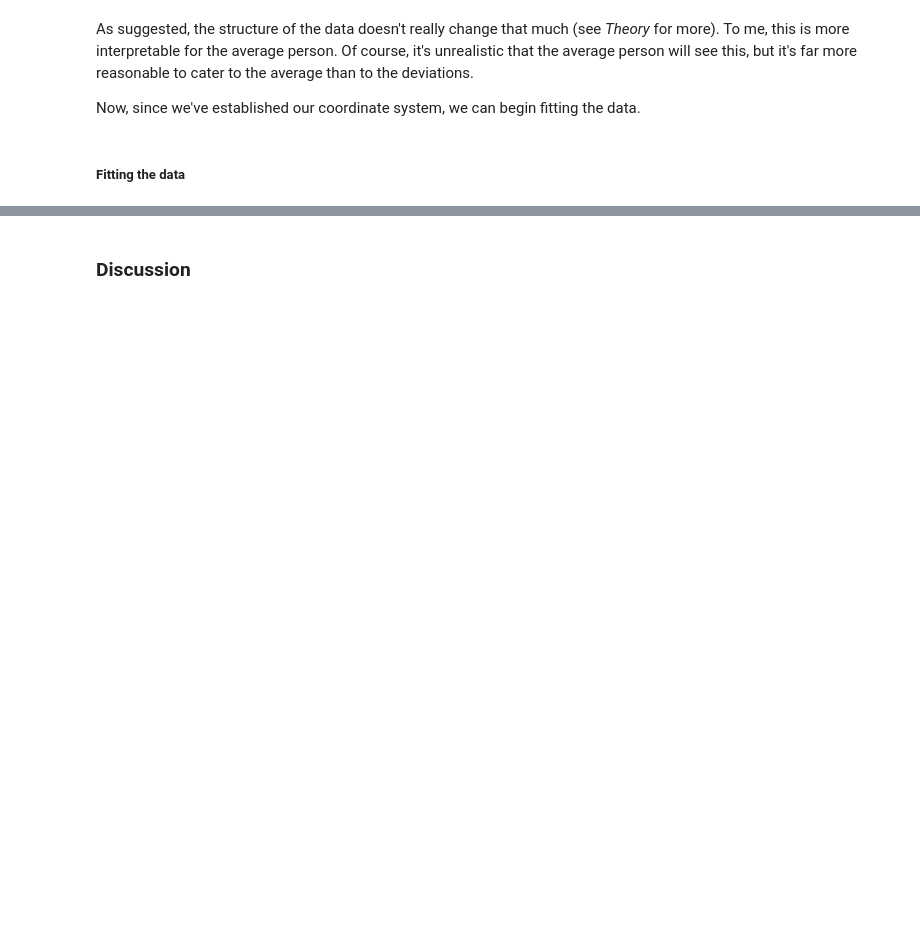
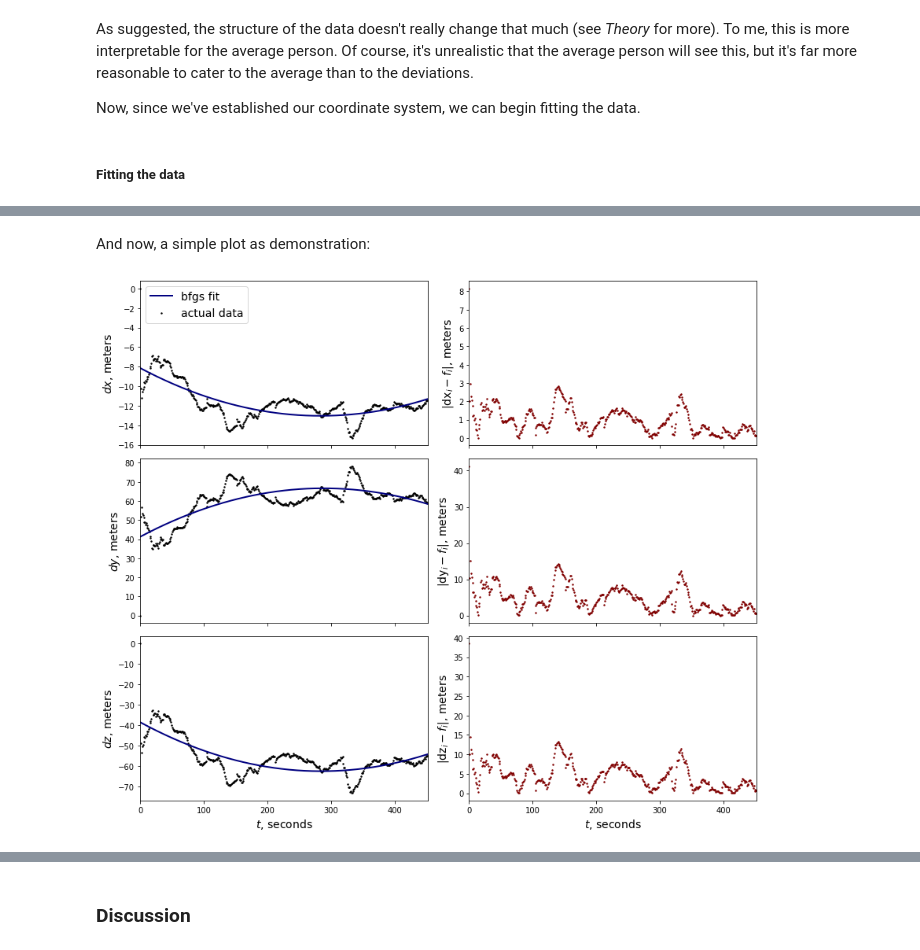
Before and after one commit to ubsuny/data-analysis-final20, a Jupyter notebook: GPS/GPS.ipynb, the cells around one changed output, grey strips where cells are left out. Cells and saved outputs as stored; diff of their text form; code cells hidden in the pictures; blank space fills up the shorter version.

```diff
--- a/GPS/GPS.ipynb
+++ b/GPS/GPS.ipynb
@@ -233,0 +297,20 @@ Now, since we've established our coordinate system, we can begin fitting the dat
+# %%
+# By putting it in an array, we don't have to repeat code.
+ds_array = [dx, dy, dz]
+
+# Recall that position_dictionary came from the beginning and
+# stores the std's alongside the geographical coordinates.
+std_array = [position_dictionary['x & y std'],
+             position_dictionary['x & y std'],
+             position_dictionary['z std']]
+
+# 3 coefficients, 3 dimensions.
+coefficients = np.zeros((3, 3))
+
+for idx, ds in enumerate(ds_array):
+
+    std_ds = std_array[idx]
+
+    quadratic_coefficients, _ = bfgs_minimize()
+
+    coefficients[idx] = quadratic_coefficients
@@ -233,0 +333,37 @@ Now, since we've established our coordinate system, we can begin fitting the dat
+# %% [markdown]
+And now, a simple plot as demonstration:
+# %%
+labels = [r'$dx$', r'$dy$', r'$dz$']
+
+fig, axs = plt.subplots(3, 2, sharex = True, figsize = (12, 10))
+bfgs_array = []
+for idx, label in enumerate(labels):
+
+    # Pulling the prediction:
+    a, b, c = coefficients[idx]
+    bfgs_fit = a*time**2 + b*time + c
+    bfgs_array.append(bfgs_fit)
+
+    # First, the comparison of functions:
+    axs[idx][0].scatter(time, ds_array[idx], s = 2, c = 'k', label = 'actual data')
+    axs[idx][0].plot(time, bfgs_fit, lw = 2, c = 'navy', label = 'bfgs fit')
+
+    axs[idx][0].set_ylabel(label + ', meters', fontsize = 14)
+
+    # Then the error:
+    axs[idx][1].scatter(time, abs(ds_array[idx] - bfgs_fit), c = 'maroon', s = 2)
+
+    axs[idx][1].set_ylabel('$|{}_i - {}|$, meters'.format(label, 'f_i'), fontsize = 14)
+
+    if idx == 2:
+        axs[idx][0].set_xlabel('$t$, seconds', fontsize = 14)
+        axs[idx][1].set_xlabel('$t$, seconds', fontsize = 14)
+
+    axs[idx][0].set_xlim(time[0], time[-1])
+    axs[idx][1].set_xlim(time[0], time[-1])
+
+axs[0][0].legend(loc = 'upper left', fontsize = 14)
+
+fig.tight_layout()
+# %% [output]
+[figure, added]
```
Also changed, not shown: parts of 31 cells of this notebook, 6 other files.
